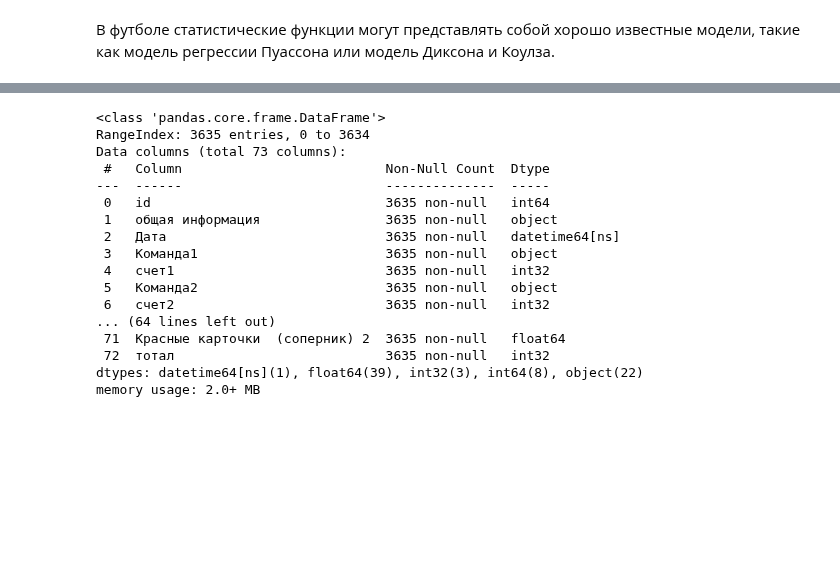
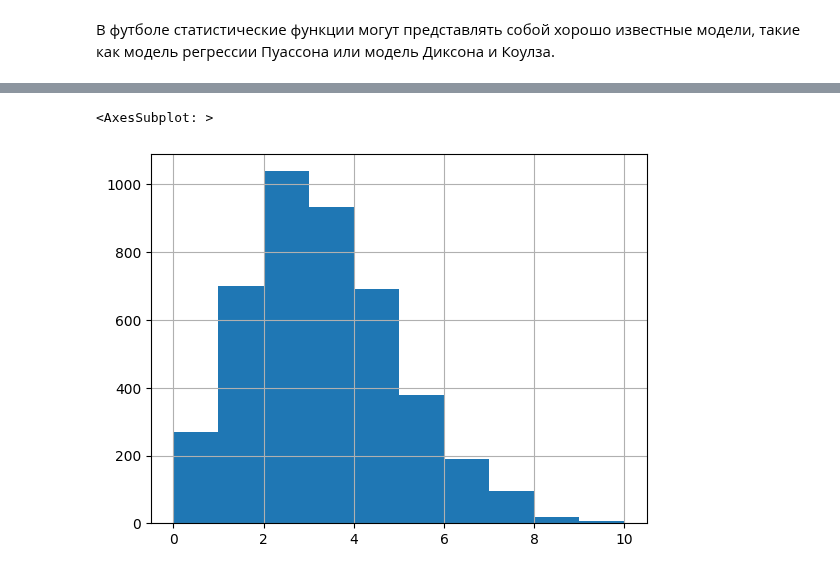
Before and after one commit to stas-as/Konspect-all, a Jupyter notebook: project/project_1X/prodachn.ipynb, the cells around one changed output, grey strips where cells are left out. Saved outputs shown, nothing was run; the diff lists cells and outputs as text; code cells hidden in the pictures; blank space fills up the shorter version.

```diff
--- a/project/project_1X/prodachn.ipynb
+++ b/project/project_1X/prodachn.ipynb
@@ -26,8 +104,10 @@ bundus_2019_2020 = pd.read_csv("data_auto/bundus_2019-2020.csv")
 # %%
 #df_b = pd.read_csv("data/bundes_22-23.csv")
 #df_l = pd.read_csv("data/table_res_math_Prem_Leag_22-23.csv")
-df = pd.concat([bundes_22_23,bundes_21_22,liga_1_22_23,liga_1_21_22,Prem_Leag_22_23,Prem_Leag_21_22,Premiere_22_23,Premiere_21_22,bundus_2020_2021,bundus_2019_2020])
+df = pd.concat([bundes_22_23,bundes_21_22,liga_1_22_23,liga_1_21_22,Prem_Leag_22_23,Prem_Leag_21_22,Premiere_22_23,Premiere_21_22,bundus_2020_2021,bundus_2019_2020,Seria_A_21_22,Seria_A_22_23])
 df = df.drop('Unnamed: 0',axis=1)
+df = df.drop('Матчи 1',axis=1)
+df = df.drop('Матчи 2',axis=1)
 df = df[df["счет1"] != '-']
 df = df.reset_index().drop(['index'], axis = 1)
 # %%
@@ -49,0 +123,39 @@ df['Температура'] = df['Температура'].apply(lambda x: int(
+# %%
+df = df.astype({'счет1': 'int32'})
+df = df.astype({'счет2': 'int32'})
+
+df["тотал"] = df["счет1"] + df["счет2"]
+df["Дата"] = pd.to_datetime(df['Дата'],dayfirst=True)
+df['Температура'] = df['Температура'].apply(lambda x: int(x[1:3]))
+df['country'] = df['общая информация'].apply(lambda x: x.split()[0])
+
+mask_1 = df["id"] == 14898101
+df['Офсайды  (соперник) 2'][mask_1] = 4.00
+df['Офсайды 2'][mask_1] = 1.00
+
+df = df.astype({'Офсайды  (соперник) 2': 'float32'})
+df = df.astype({'Офсайды 2': 'float32'})
+
+df["Сухие матчи 1"] = df["Сухие матчи 1"].apply(lambda x: int(x.split()[-1]))
+df["Сухие матчи 2"] = df["Сухие матчи 2"].apply(lambda x: int(x.split()[0]))
+
+df["обе забьют 1"] = df["обе забьют 1"].apply(lambda x: int(x.split()[-1]))
+df["обе забьют 2"] = df["обе забьют 2"].apply(lambda x: int(x.split()[0]))
+
+df["Тотал больше 2.5 1"] = df["Тотал больше 2.5 1"].apply(lambda x: int(x.split()[-1]))
+df["Тотал больше 2.5 2"] = df["Тотал больше 2.5 2"].apply(lambda x: int(x.split()[0]))
+
+df["Тотал меньше 2.5 1"] = df["Тотал меньше 2.5 1"].apply(lambda x: int(x.split()[-1]))
+df["Тотал меньше 2.5 2"] = df["Тотал меньше 2.5 2"].apply(lambda x: int(x.split()[0]))
+
+df["Поражения 1"] = df["Поражения 1"].apply(lambda x: int(x.split()[-1]))
+df["Поражения 2"] = df["Поражения 2"].apply(lambda x: int(x.split()[0]))
+
+df["Ничьи 1"] = df["Ничьи 1"].apply(lambda x: int(x.split()[-1]))
+df["Ничьи 2"] = df["Ничьи 2"].apply(lambda x: int(x.split()[0]))
+
+df["Победы 1"] = df["Победы 1"].apply(lambda x: int(x.split()[-1]))
+df["Победы 2"] = df["Победы 2"].apply(lambda x: int(x.split()[0]))
+
+df["Отдых: дни (часы) 1"] = df["Отдых: дни (часы) 1"].apply(lambda x: float(x.split()[-1]))
+df["Отдых: дни (часы) 2"] = df["Отдых: дни (часы) 2"].apply(lambda x: float(x.split()[0]))
@@ -71,23 +196,8 @@ df["Признак погоды"].value_counts()
 дымка                                                          6
 Name: Признак погоды, dtype: int64
-# %%
-df.info()
-# %% [output]
-<class 'pandas.core.frame.DataFrame'>
-RangeIndex: 3635 entries, 0 to 3634
-Data columns (total 73 columns):
- #   Column                          Non-Null Count  Dtype
----  ------                          --------------  -----
- 0   id                              3635 non-null   int64
- 1   общая информация                3635 non-null   object
- 2   Дата                            3635 non-null   datetime64[ns]
- 3   Команда1                        3635 non-null   object
- 4   счет1                           3635 non-null   int32
- 5   Команда2                        3635 non-null   object
- 6   счет2                           3635 non-null   int32
-... (64 lines left out)
- 71  Красные карточки  (соперник) 2  3635 non-null   float64
- 72  тотал                           3635 non-null   int32
-dtypes: datetime64[ns](1), float64(39), int32(3), int64(8), object(22)
-memory usage: 2.0+ MB
+# %%
+df["тотал"].hist()
+# %% [output]
+<AxesSubplot: >
+[figure, added]
 # %%
```
Also changed, not shown: parts of 21 cells of this notebook.
